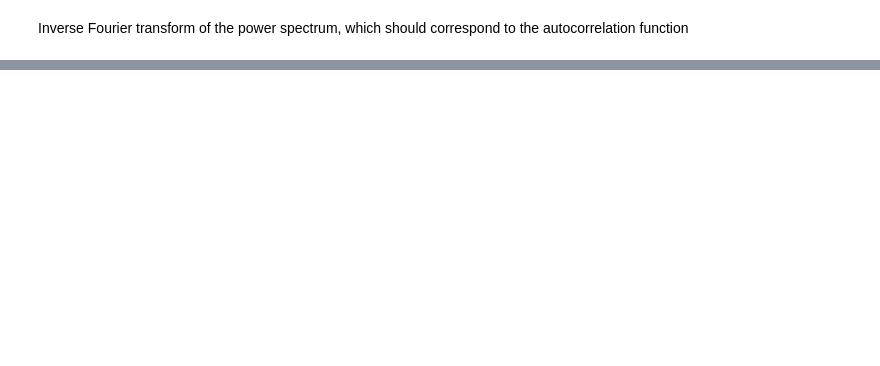
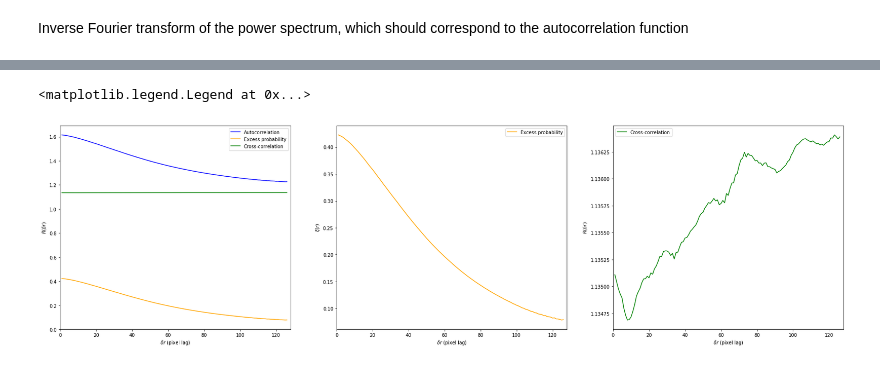
Before and after one commit to hoangducthuong/notebooks, a Jupyter notebook: autocorrelation.ipynb, the cells around one changed output, grey strips where cells are left out. Drawn from its saved outputs; the diff is of its cells as text; code cells hidden in the pictures; blank space fills up the shorter version.

Commit message:
Update autocorrelation

```diff
--- a/autocorrelation.ipynb
+++ b/autocorrelation.ipynb
@@ -91,0 +62,39 @@ alors un spectre d'autocorrélation 1D pourrait être estimer pour toutes les di
+# %%
+#Autocorralation of the efBm
+lag,DD = powspec(efbm, reso=1.0, autocorr= True)
+
+#Create the random fractal distribution (fbm)
+poisson = np.random.poisson(size=(256,256))
+
+#Calculate the two-point correlation between the efBm and the fBm.
+lag,DR = powspec(efbm, im2=poisson, reso=1.0, autocorr= True)
+
+#Excess probability
+eP = DD/DR -1
+
+figure(figsize=(30,8))
+subplot(1,3,1)
+plot(lag,DD,label='Autocorrelation',color='blue')
+plot(lag,eP,label='Excess probability',color='orange')
+plot(lag,DR,label='Cross-correlation',color='green')
+xlabel(r'$\delta r$ (pixel lag)')
+ylabel(r'$R(\delta r)$')
+xlim((0,N/2.))
+plt.legend()
+
+subplot(1,3,2)
+plot(lag,eP,label='Excess probability',color='orange')
+xlabel(r'$\delta r$ (pixel lag)')
+ylabel(r'$\xi(r)$')
+xlim((0,N/2.))
+plt.legend()
+
+subplot(1,3,3)
+plot(lag,DR,label='Cross-correlation',color='green')
+xlabel(r'$\delta r$ (pixel lag)')
+ylabel(r'$R(\delta r)$')
+xlim((0,N/2.))
+plt.legend()
+# %% [output]
+<matplotlib.legend.Legend at 0x...>
+[figure, added]
```
Also changed, not shown: parts of 9 cells of this notebook.
